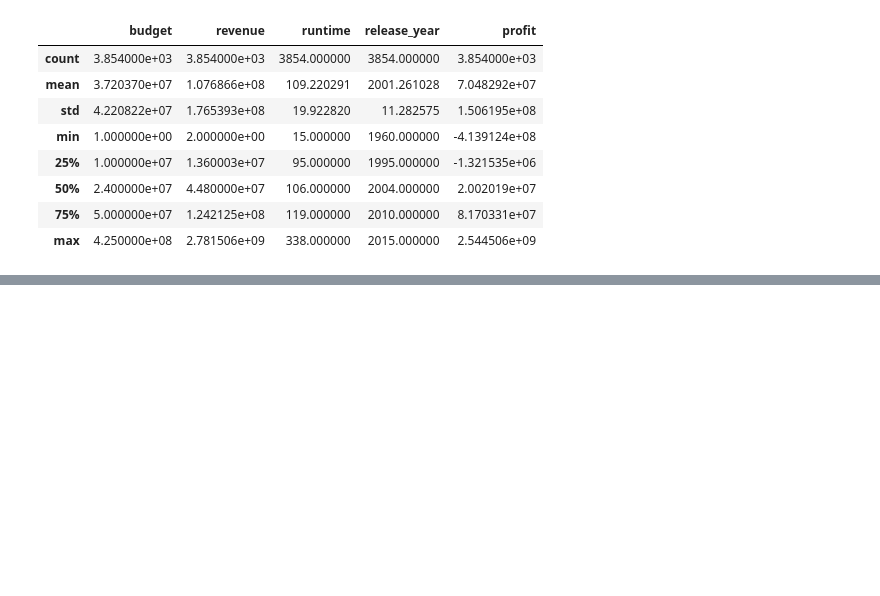
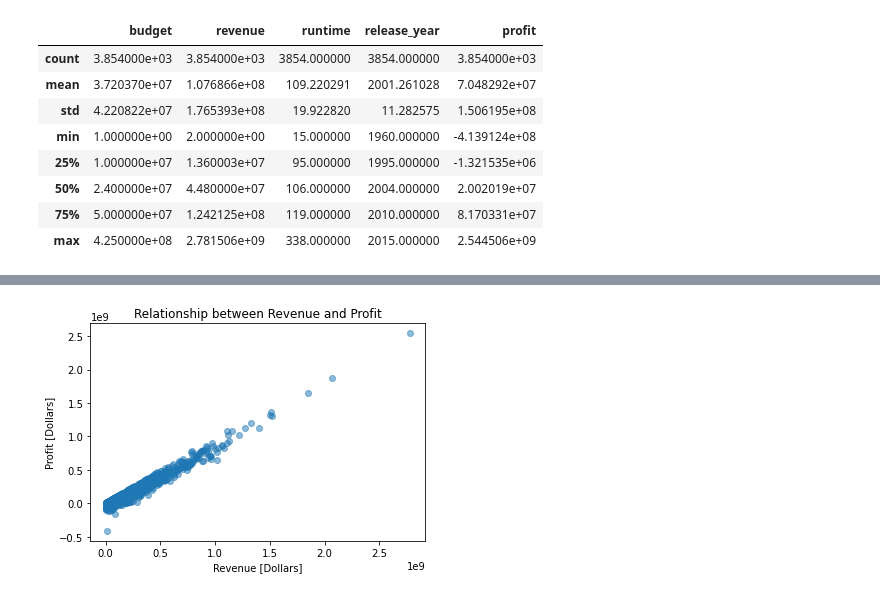
Before and after one commit to Okea99/DA-Udacity-Investigating-a-dataset, a Jupyter notebook: Investigating the TMDB Movie Dataset.ipynb, the cells around one changed output, grey strips where cells are left out. Saved outputs shown, nothing was run; the diff lists cells and outputs as text; code cells hidden in the pictures; blank space fills up the shorter version.

```diff
--- a/Investigating the TMDB Movie Dataset.ipynb
+++ b/Investigating the TMDB Movie Dataset.ipynb
@@ -285,0 +352,10 @@ call(['python', '-m', 'nbconvert', 'Investigate_a_Dataset.ipynb'])
+# %%
+# Checking for relatinship between Revenue and Profit
+
+plt.xlabel('Revenue [Dollars]')   # x-axis
+plt.ylabel('Profit [Dollars]')    # y-axis
+plt.title('Relationship between Revenue and Profit')    # Title of plot
+plt.scatter(df_tmdb['revenue'], df_tmdb['profit'], alpha=0.5)
+plt.show();
+# %% [output]
+[figure, added]
```
Also changed, not shown: parts of 46 cells of this notebook.
